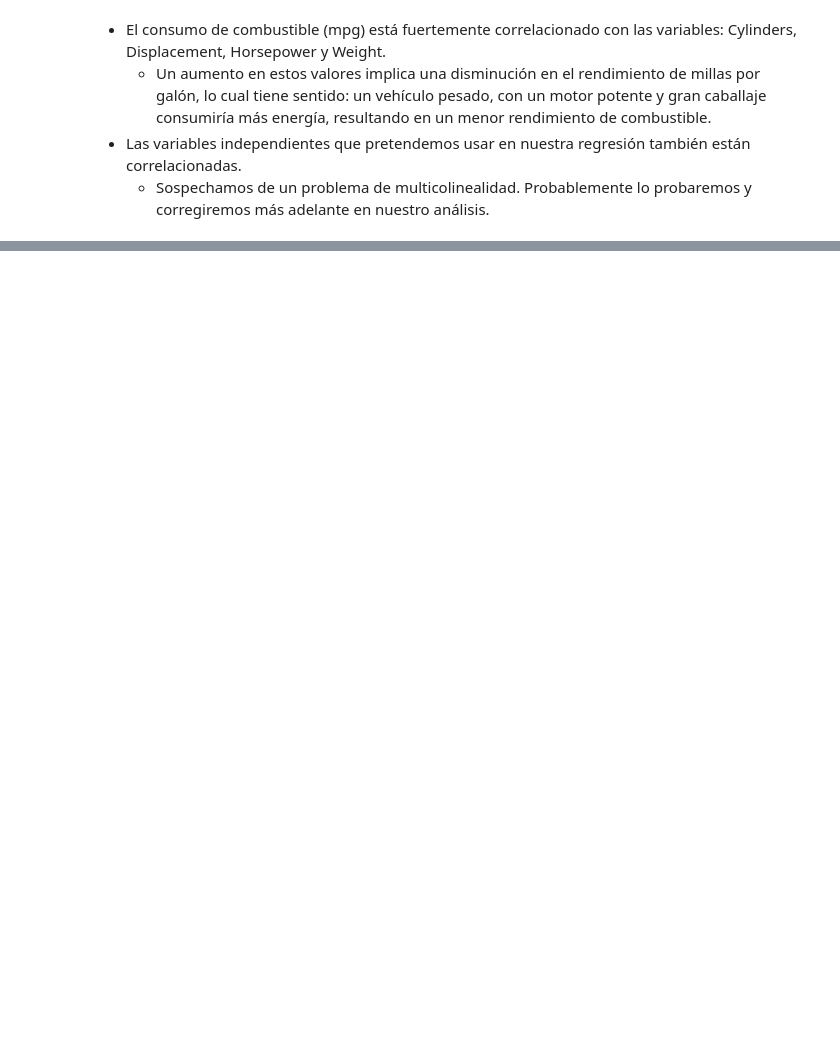
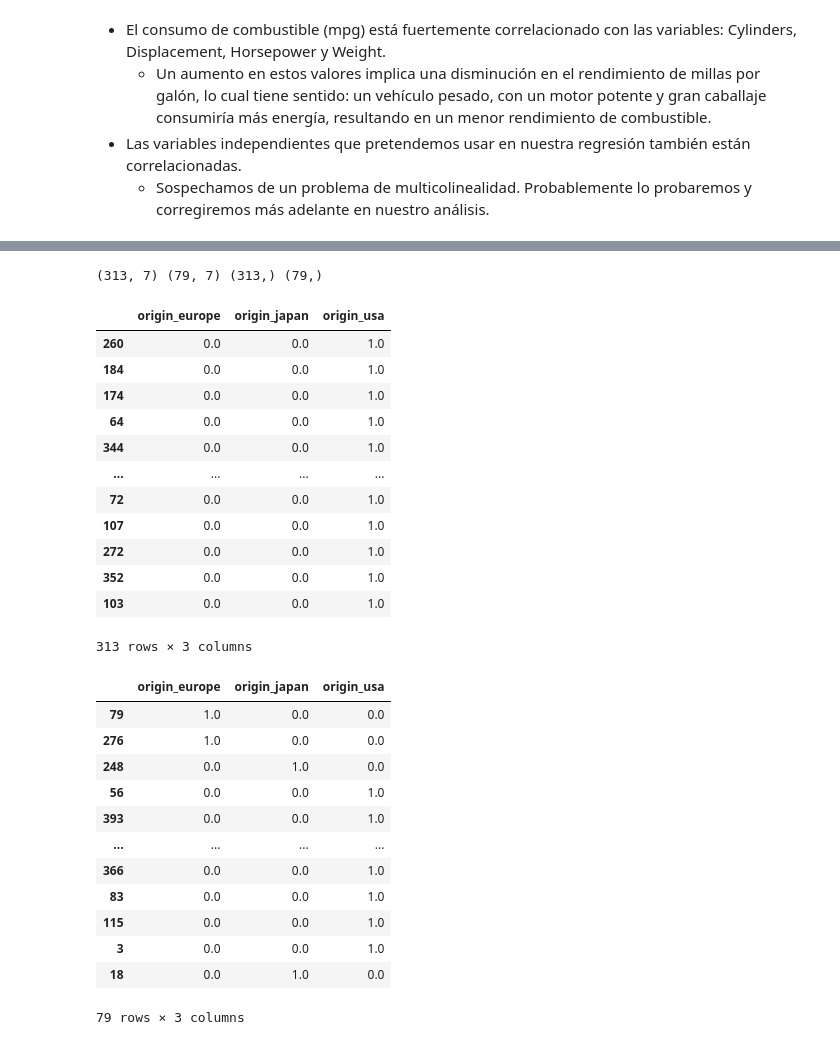
Before and after one commit to jorgermzg15/predictive-models-intro, a Jupyter notebook: Intro a Regresion Lineal.ipynb, the cells around one changed output, grey strips where cells are left out. Cells and saved outputs as stored; diff of their text form; code cells hidden in the pictures; blank space fills up the shorter version.

```diff
--- a/Intro a Regresion Lineal.ipynb
+++ b/Intro a Regresion Lineal.ipynb
@@ -399,0 +435,75 @@ Coeficiente de Determinación (R^2): 0.8447160537764755
+# %%
+from sklearn.model_selection import train_test_split
+
+X_train, X_test, y_train, y_test = train_test_split(
+    X,
+    y,
+    test_size=0.2,
+    random_state=42
+)
+
+print(
+    X_train.shape,
+    X_test.shape,
+    y_train.shape,
+    y_test.shape
+)
+# %% [output]
+(313, 7) (79, 7) (313,) (79,)
+# %%
+# One Hot Encoder a 'origin'
+from sklearn.preprocessing import OneHotEncoder, TargetEncoder
+
+ohe = OneHotEncoder(
+    sparse_output=False,
+    handle_unknown='ignore'
+)
+
+# Fit y transform en train
+origin_train = ohe.fit_transform(X_train[['origin']])
+
+origin_train_df = pd.DataFrame(
+    origin_train,
+    columns=ohe.get_feature_names_out(['origin']),
+    index=X_train.index
+)
+
+# Solo transform en test (con el encoder ya ajustado en train)
+origin_test = ohe.transform(X_test[['origin']])
+
+origin_test_df = pd.DataFrame(
+    origin_test,
+    columns=ohe.get_feature_names_out(['origin']),
+    index=X_test.index
+)
+
+display(origin_train_df)
+print()
+display(origin_test_df)
+# %% [output]
+|  | origin_europe | origin_japan | origin_usa |
+| 260 | 0.0 | 0.0 | 1.0 |
+| 184 | 0.0 | 0.0 | 1.0 |
+| 174 | 0.0 | 0.0 | 1.0 |
+| 64 | 0.0 | 0.0 | 1.0 |
+| 344 | 0.0 | 0.0 | 1.0 |
+| ... | ... | ... | ... |
+| 72 | 0.0 | 0.0 | 1.0 |
+| 107 | 0.0 | 0.0 | 1.0 |
+| 272 | 0.0 | 0.0 | 1.0 |
+| 352 | 0.0 | 0.0 | 1.0 |
+| 103 | 0.0 | 0.0 | 1.0 |
+313 rows × 3 columns
+|  | origin_europe | origin_japan | origin_usa |
+| 79 | 1.0 | 0.0 | 0.0 |
+| 276 | 1.0 | 0.0 | 0.0 |
+| 248 | 0.0 | 1.0 | 0.0 |
+| 56 | 0.0 | 0.0 | 1.0 |
+| 393 | 0.0 | 0.0 | 1.0 |
+| ... | ... | ... | ... |
+| 366 | 0.0 | 0.0 | 1.0 |
+| 83 | 0.0 | 0.0 | 1.0 |
+| 115 | 0.0 | 0.0 | 1.0 |
+| 3 | 0.0 | 0.0 | 1.0 |
+| 18 | 0.0 | 1.0 | 0.0 |
+79 rows × 3 columns
```
Also changed, not shown: parts of 46 cells of this notebook, 7 other files.
